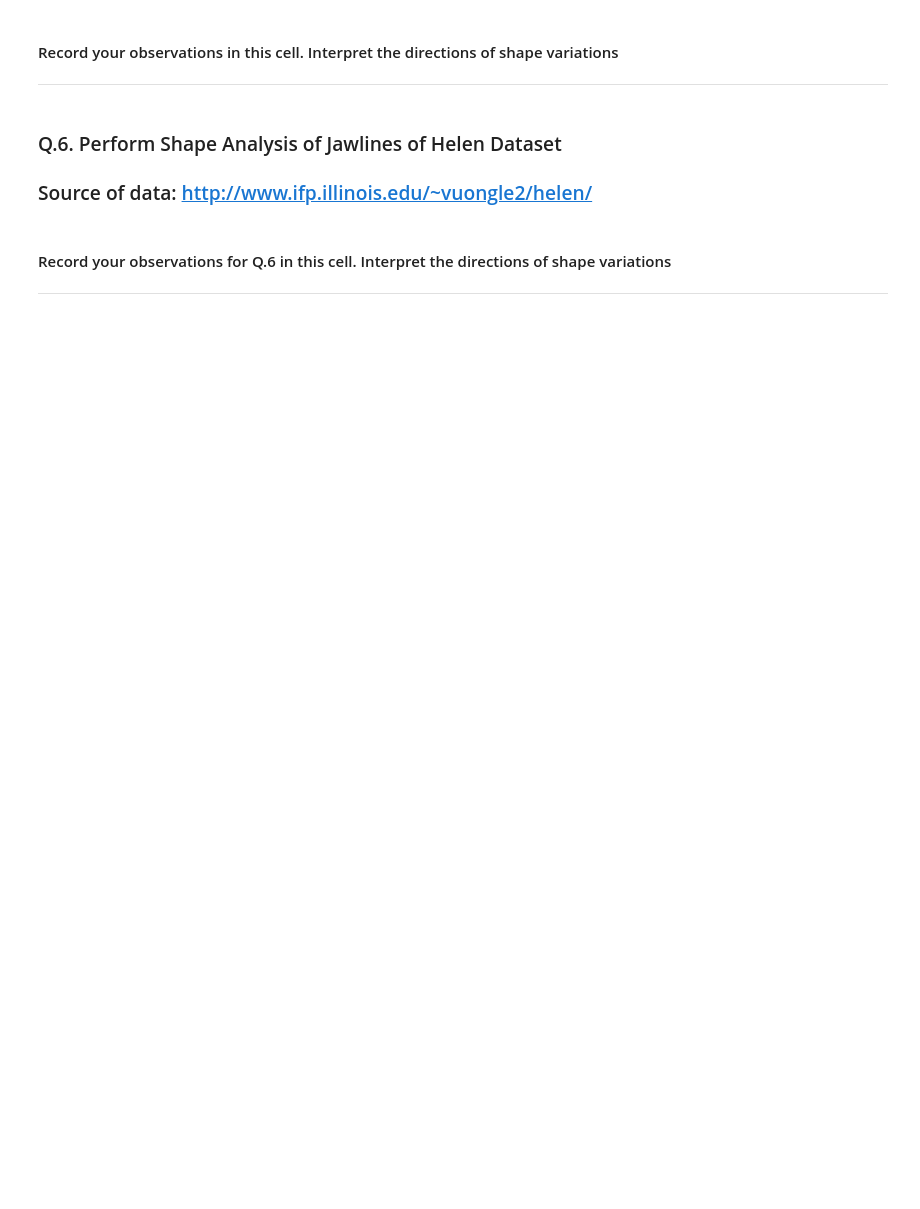
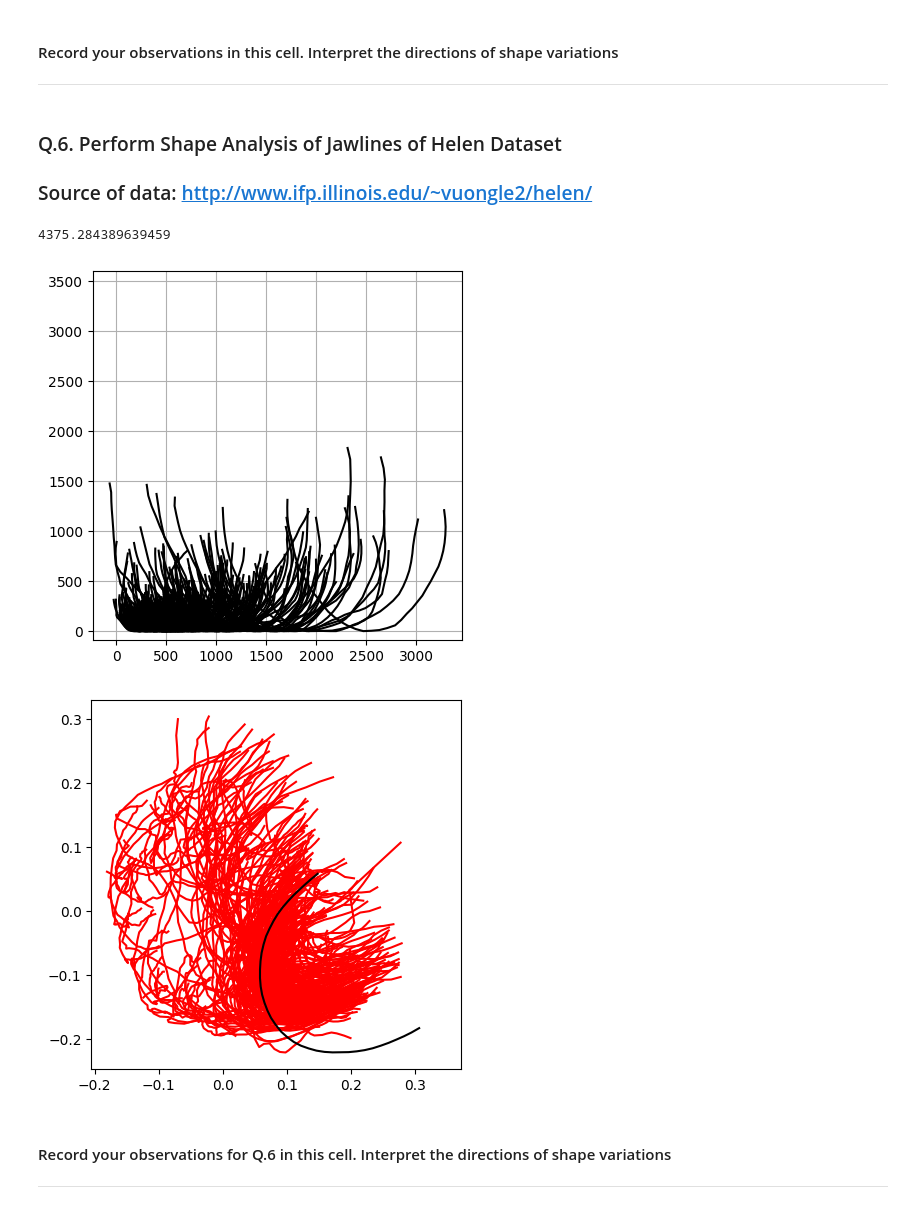
Before and after one commit to shahdhruv29/Computational-Shape-Modelling, a Jupyter notebook: Lab2.ipynb, the cells around one changed output. Drawn from its saved outputs; the diff is of its cells as text; code cells hidden in the pictures; blank space fills up the shorter version.

```diff
--- a/Lab2.ipynb
+++ b/Lab2.ipynb
@@ -281,9 +315,20 @@ Var,Dir = myShapevar(x,y,xm,ym)
 # %%
 x = np.load('arr_0.npy')
 y = np.load('arr_1.npy')
 ###### Repeat the same exercise with the Jawlines data. There are 300 jawlines,
 ###### where each jawline has 41 points in it. Note the the jawline should be shown as an open curve
 ###### (t=1 in myplot2dshapes). Compute the mean shape and principal shape variations.
+
+myplot2dshapes(x,y,1,"k-") # Plot the rectangles
+xm,ym = myprocrustesmean(x,y) # Compute Procrustes Mean
+xa,ya = myProcrustes(xm,ym,x,y) # Align the shape collection with the computed mean
+plt.figure() # New figure
+myplot2dshapes(xa,ya,1,"r-") # Plot the aligned shape
+myplot2dshapes(xm,ym,1,"k-") # Plot the mean shape
+# %% [output]
+4375.284389639459
+[figure, added]
+[figure, added]
 # %% [markdown]
 ####  Record your observations for Q.6 in this cell. Interpret the directions of shape variations
 ***
```
Also changed, not shown: parts of 9 cells of this notebook.
